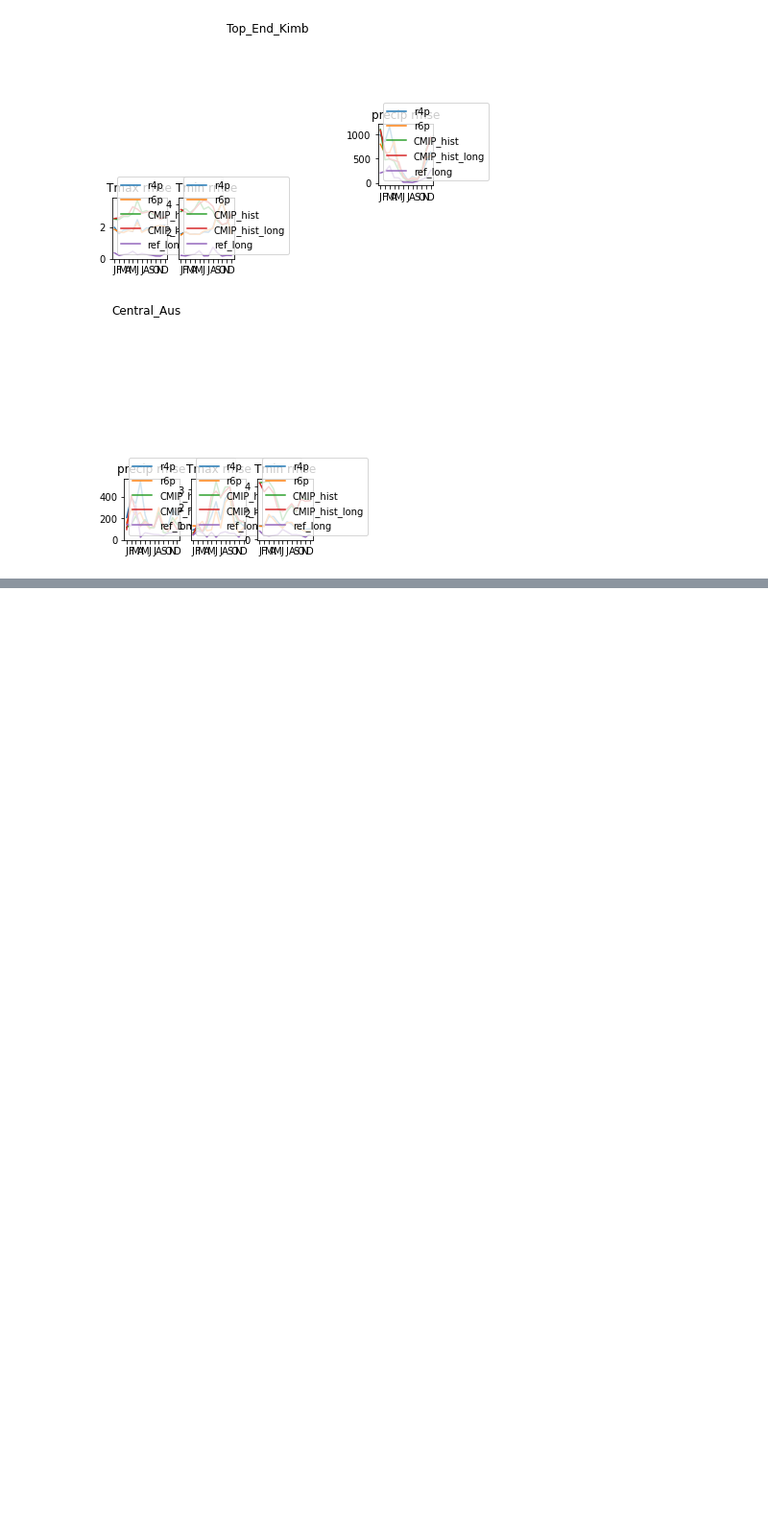
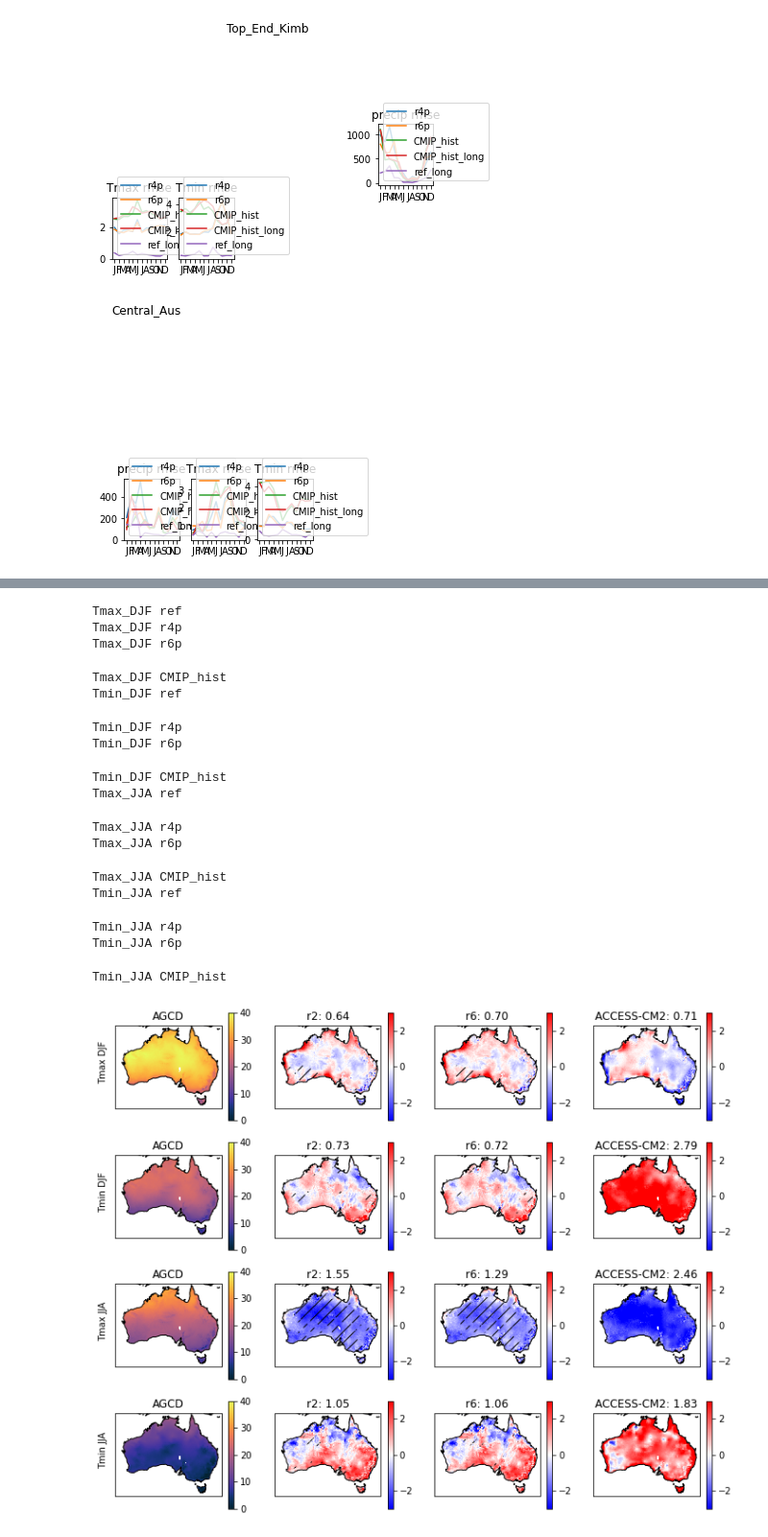
Before and after one commit to ngben/BARPA_evaluation, a Jupyter notebook: emma/long_trials/monthly_agcd.ipynb, the cells around one changed output, grey strips where cells are left out. Shown at 96% size. Cells and saved outputs as stored; diff of their text form; code cells hidden in the pictures; blank space fills up the shorter version.

Commit message:
NorESM analysis + better plots for BRR

```diff
--- a/emma/long_trials/monthly_agcd.ipynb
+++ b/emma/long_trials/monthly_agcd.ipynb
@@ -228,3 +225,20 @@ for i,key in enumerate(domains):
         plt.subplot(3,5,3+3*i)
         plt.title('Tmin rmse')
         ts_bias_rmse_plots(data,'bias','Tmin',mask,['r4p','r6p','CMIP_hist','CMIP_hist_long','ref_long'],'ref','Celsius',cx2&cy2)
+# %%
+ct = {"DJF":iris.Constraint(time=lambda t:t.point.month in [12,1,2]),'JJA':iris.Constraint(time=lambda t:t.point.month in [6,7,8]),'year':iris.Constraint(time=lambda t:1)}
+T = {}
+for seas in ['DJF','JJA','year']:
+    for var in ['Tmax','Tmin','prcp']:
+        T[var+'_'+seas] = {}
+        for trial in ['r4p','r6p','ref','CMIP_hist']:
+            T[var+'_'+seas][trial] = data[trial][var].extract(ct[seas]).collapsed('time',iris.analysis.MEAN)
+# %%
+from scipy.stats import ttest_rel
+ct = {"DJF":iris.Constraint(time=lambda t:t.point.month in [12,1,2]),'JJA':iris.Constraint(time=lambda t:t.point.month in [6,7,8]),'year':iris.Constraint(time=lambda t:1)}
+sig = {}
+for seas in ['DJF','JJA','year']:
+    for var in ['Tmax','Tmin','prcp']:
+        print(var)
+        tmp = ttest_rel(data['r4p'][var].extract(ct[seas]).data,data['r6p'][var].extract(ct[seas]).data,axis=0).pvalue
+        sig[var+'_'+seas] =  T[var+'_'+seas]['r4p'].copy(data=tmp)
@@ -230,0 +255,47 @@ for i,key in enumerate(domains):
+# %%
+plot = {'Tmin':(0,5,-2,2,cmocean.cm.rain),'Tmax':(0,.5,-0.2,0.2,cmocean.cm.rain),'kstest':(0,0,0,1,cmocean.cm.dense)}
+fig = plt.figure(figsize=(12,10))
+for i,var in enumerate(['Tmax_DJF','Tmin_DJF','Tmax_JJA','Tmin_JJA']):
+    for j,trial in enumerate(['ref','r4p','r6p','CMIP_hist']):
+        print(var,trial)
+        if trial == 'ref':
+            ax=plt.subplot(4,4,i*4+j+1,projection=ccrs.PlateCarree())
+            tmp = T[var][trial].extract(cx&cy)
+            tmp.data.mask +=mask.data.mask
+            iplt.pcolormesh(tmp,cmap=cmocean.cm.thermal,vmin=0,vmax=40)
+            plt.colorbar()
+            plt.title("AGCD")
+            ax.coastlines()
+            ax.text(-0.07, 0.55, var.replace('_'," "), va='bottom', ha='center',
+                rotation='vertical', rotation_mode='anchor',
+                transform=ax.transAxes)
+        else:
+            ax=plt.subplot(4,4,i*4+j+1,projection=ccrs.PlateCarree())
+            tmp = T[var][trial].copy(data= T[var][trial].data-T[var]['ref'].data).extract(cx&cy)
+            tmp.data.mask +=  mask.data.mask
+            tmp.convert_units("Celsius")
+            a=iplt.pcolormesh(tmp,vmin=-3,vmax=3,cmap='bwr')
+            if trial in ['r4p','r6p']:
+                sig[var].data += mask.data.mask
+                iplt.contourf(sig[var],(0,0.05),hatches=['//'],colors='None')
+            plt.colorbar(a)
+            plt.title("%s: %0.2f"%(['ref','r2','r6','ACCESS-CM2'][j],np.sqrt(tmp.data**2).mean()) )
+            ax.coastlines()
+# %% [output]
+Tmax_DJF ref
+Tmax_DJF r4p
+Tmax_DJF r6p
+Tmax_DJF CMIP_hist
+Tmin_DJF ref
+Tmin_DJF r4p
+Tmin_DJF r6p
+Tmin_DJF CMIP_hist
+Tmax_JJA ref
+Tmax_JJA r4p
+Tmax_JJA r6p
+Tmax_JJA CMIP_hist
+Tmin_JJA ref
+Tmin_JJA r4p
+Tmin_JJA r6p
+Tmin_JJA CMIP_hist
+[figure, added]
```
Also changed, not shown: parts of 11 cells of this notebook, 8 other files.
